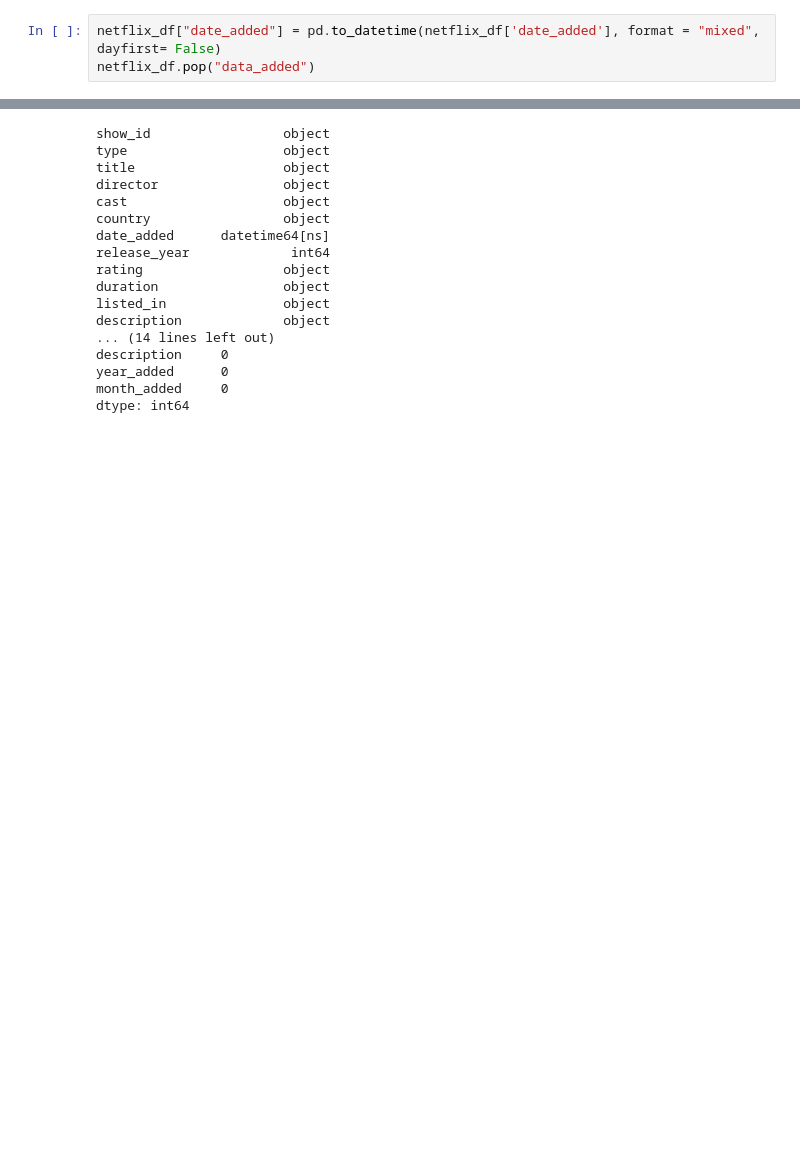
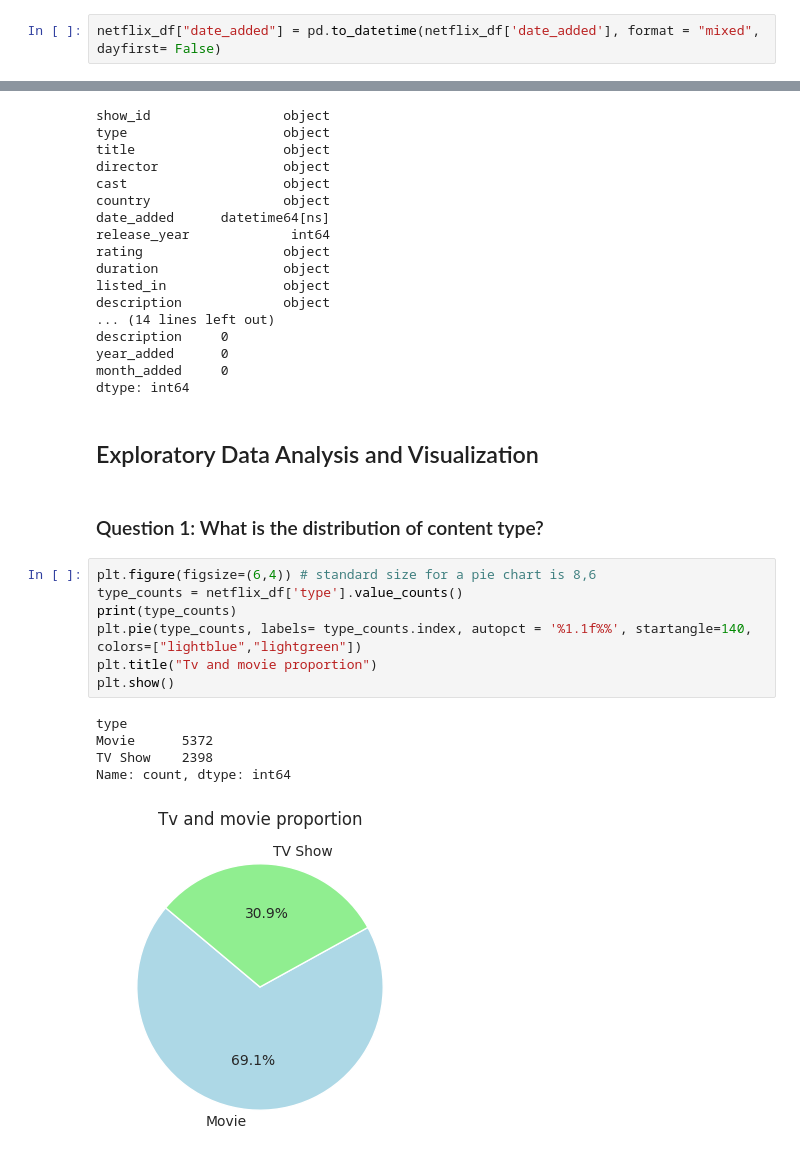
Before and after one commit to Yashtiii/Netflix-Content-Strategy, a Jupyter notebook: Netflix's_content_strategy.ipynb, the cells around one changed output, grey strips where cells are left out. Saved outputs shown, nothing was run; the diff lists cells and outputs as text; blank space fills up the shorter version.

```diff
--- a/Netflix's_content_strategy.ipynb
+++ b/Netflix's_content_strategy.ipynb
@@ -297,4 +355,3 @@ Now  let's work on changing the data type of date added so we can actually use i
 - **dayfirst=False:** Tells Pandas that dates are in "month-day-year" or "year-month-day" style, not "day-month-year". For example, "03/05/2021" will be treated as March 5th, not May 3rd. We used this because we are given months first in the original dataset.
 # %%
 netflix_df["date_added"] = pd.to_datetime(netflix_df['date_added'], format = "mixed", dayfirst= False)
-netflix_df.pop("data_added")
@@ -375,3 +417,20 @@ description     0
 year_added      0
 month_added     0
 dtype: int64
+# %% [markdown]
+## Exploratory Data Analysis and Visualization
+# %% [markdown]
+### Question 1: What is the distribution of content type?
+# %%
+plt.figure(figsize=(6,4)) # standard size for a pie chart is 8,6
+type_counts = netflix_df['type'].value_counts()
+print(type_counts)
+plt.pie(type_counts, labels= type_counts.index, autopct = '%1.1f%%', startangle=140, colors=["lightblue","lightgreen"])
+plt.title("Tv and movie proportion")
+plt.show()
+# %% [output]
+type
+Movie      5372
+TV Show    2398
+Name: count, dtype: int64
+[figure, added]
```
Also changed, not shown: parts of 40 cells of this notebook.
